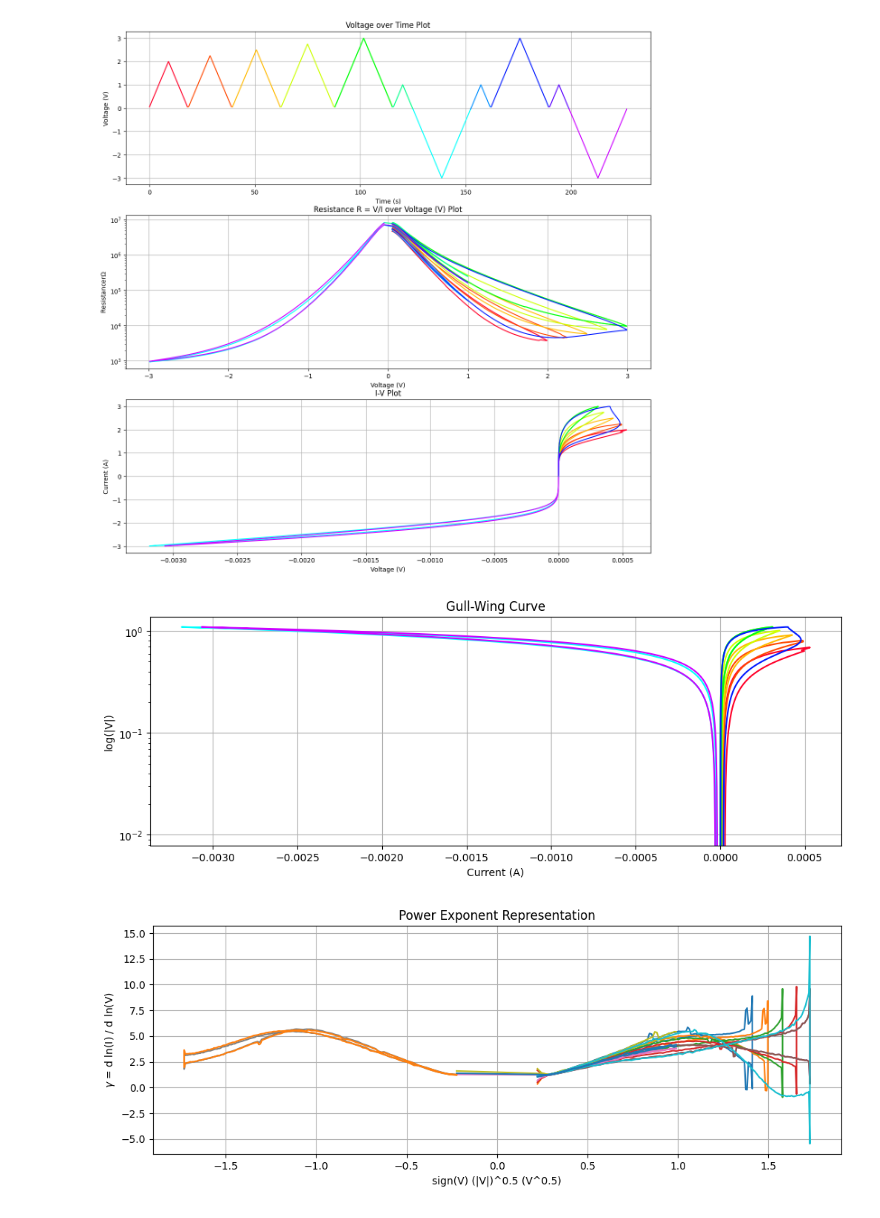
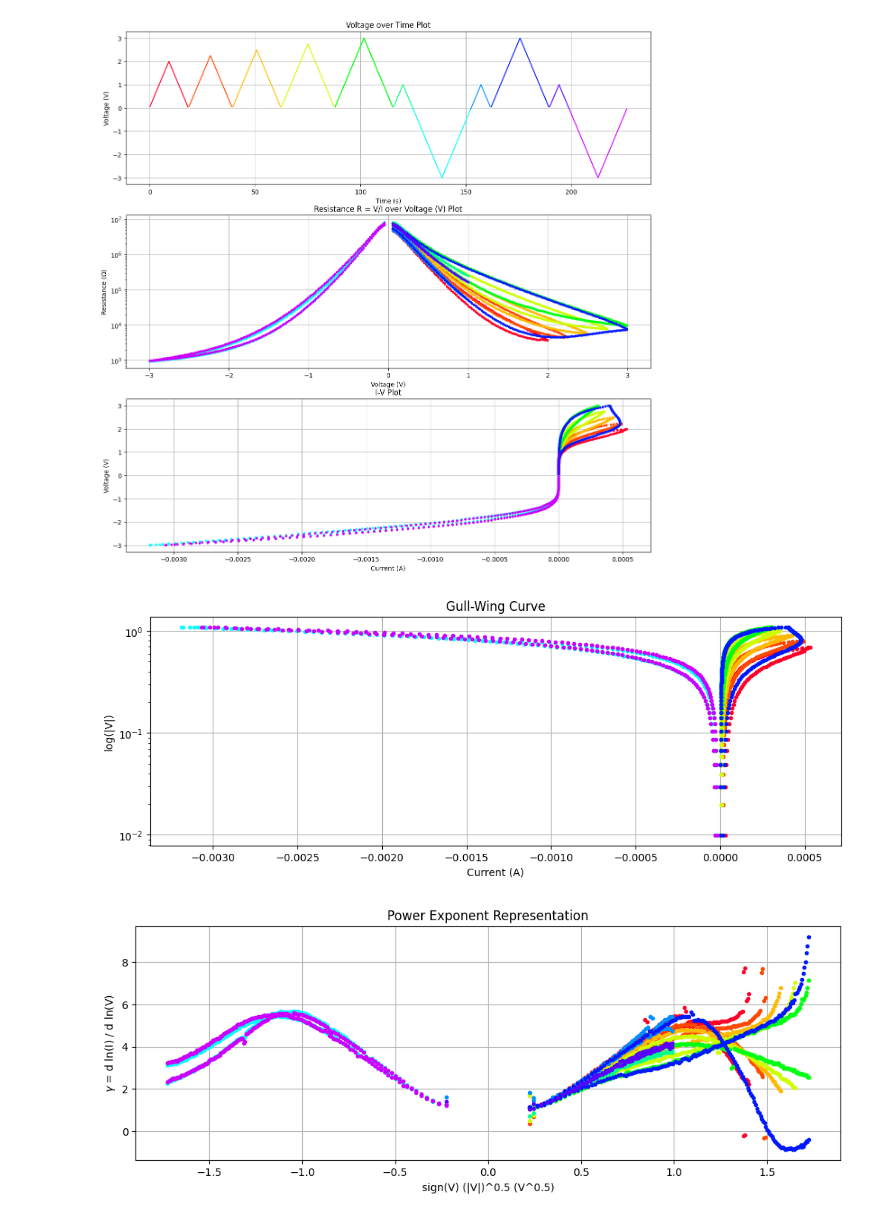
Before and after one commit to khangnp2610/CompactMemristorModel, a Jupyter notebook: task3.ipynb, the cells around one changed output. Drawn from its saved outputs; the diff is of its cells as text; code cells hidden in the pictures.

Commit message:
Update Task 3 based on Lutz' code. There is still problems with Power Exponent Representation plot

```diff
--- a/task3.ipynb
+++ b/task3.ipynb
@@ -76,9 +76,8 @@ for i in range(len(voltage_cycles_list)):
 
 power_exponent_list = []
 for i in range(len(voltage_cycles_list)):
-    power_exponent_list.append(np.gradient(np.log(abs(current_cycles_list[i]))) / np.gradient(np.log(abs(voltage_cycles_list[i]))))
-
-# power_exponent = np.gradient(np.log(abs(current)), np.log(abs(voltage)))
+    # power_exponent_list.append(np.gradient(np.log(abs(current_cycles_list[i]))) / np.gradient(np.log(abs(voltage_cycles_list[i]))))
+    power_exponent_list.append(np.gradient(np.log(abs(current_cycles_list[i])), np.log(abs(voltage_cycles_list[i]))))
 # %%
 # Get colors
 NUM_COLORS = 12
@@ -99,24 +98,24 @@ axs[0].grid()
 # Resistance over Voltage
 axs[1].set_prop_cycle(color=[cm(1.*i/NUM_COLORS) for i in range(NUM_COLORS)])
 for i in range(NUM_COLORS):
-    axs[1].plot(voltage_cycles_list[i], resistance_cycles_list[i])
+    axs[1].plot(voltage_cycles_list[i], resistance_cycles_list[i], '.')
 axs[1].set_title('Resistance R = V/I over Voltage (V) Plot')
 axs[1].set_xlabel('Voltage (V)')
-axs[1].set_ylabel('Resistance' + 'r$\Omega$')
+axs[1].set_ylabel('Resistance ' + r'($\Omega$)')
 axs[1].set_yscale('log')
 axs[1].grid()
 
 # Voltage over Current
 axs[2].set_prop_cycle(color=[cm(1.*i/NUM_COLORS) for i in range(NUM_COLORS)])
 for i in range(NUM_COLORS):
-    axs[2].plot(current_cycles_list[i], voltage_cycles_list[i])
+    axs[2].plot(current_cycles_list[i], voltage_cycles_list[i], '.')
 axs[2].set_title('I-V Plot')
-axs[2].set_xlabel('Voltage (V)')
-axs[2].set_ylabel('Current (A)')
+axs[2].set_xlabel('Current (A)')
+axs[2].set_ylabel('Voltage (V)')
 axs[2].grid()
 plt.show()
 # %% [output]
-[figure, old version]
+[figure, new version]
 # %%
 # Get colors
 NUM_COLORS = 12
@@ -126,26 +125,27 @@ cm = plt.get_cmap('gist_rainbow')
 fig1, axs1 = plt.subplots(figsize=(12, 4))
 axs1.set_prop_cycle(color=[cm(1.*i/NUM_COLORS) for i in range(NUM_COLORS)])
 for i in range(NUM_COLORS):
-    axs1.plot(current_cycles_list[i], log_abs_voltage_list[i])
+    axs1.plot(current_cycles_list[i], log_abs_voltage_list[i], '.')
 axs1.set_title('Gull-Wing Curve')
 axs1.set_xlabel('Current (A)')
 axs1.set_ylabel('log(|V|)')
 axs1.set_yscale('log')
 axs1.grid()
 # %% [output]
-[figure, old version]
+[figure, new version]
 # %%
 # Get colors
 NUM_COLORS = 12
 cm = plt.get_cmap('gist_rainbow')
 
 # Power Exponent Representation: X-axis - d ln(I) / d ln(V) & Y-axis - sign(V) (|V|)^0.5 (V^0.5)
 fig2, axs2 = plt.subplots(figsize=(12, 4))
+axs2.set_prop_cycle(color=[cm(1.*i/NUM_COLORS) for i in range(NUM_COLORS)])
 for i in range(NUM_COLORS):
-    axs2.plot(sqrt_voltage_list[i], power_exponent_list[i])
+    axs2.plot(sqrt_voltage_list[i], power_exponent_list[i], '.')
 axs2.set_title('Power Exponent Representation')
 axs2.set_xlabel('sign(V) (|V|)^0.5 (V^0.5)')
 axs2.set_ylabel(r'$\gamma$ ' + '= d ln(I) / d ln(V)')
 axs2.grid()
 # %% [output]
-[figure, old version]
+[figure, new version]
```
